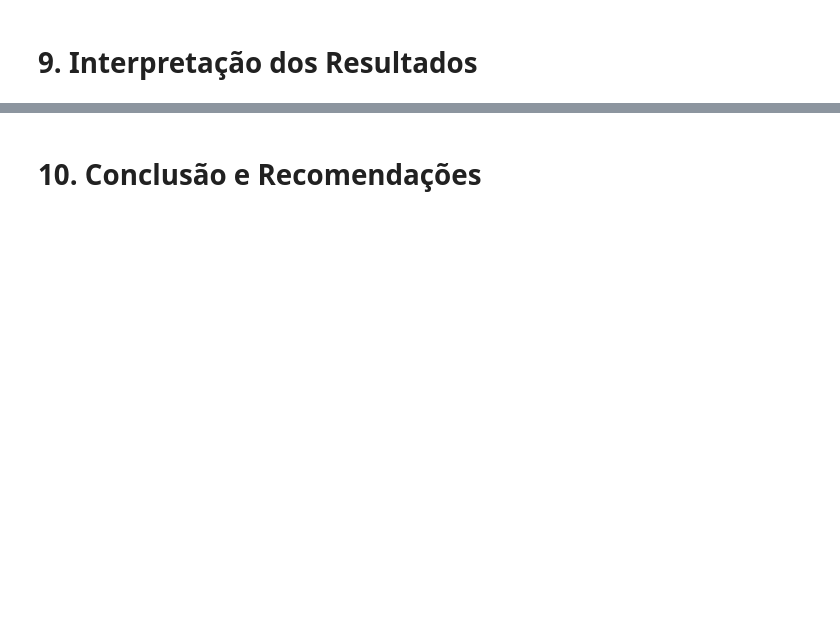
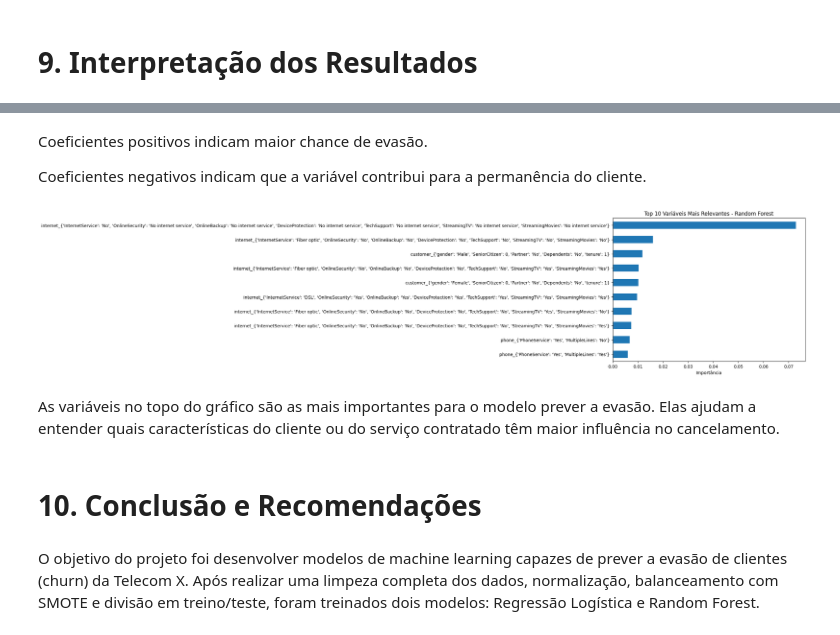
Before and after one commit to Kristiely/telecom-churn-prediction, a Jupyter notebook: Untitled3.ipynb, the cells around one changed output, grey strips where cells are left out. Drawn from its saved outputs; the diff is of its cells as text; code cells hidden in the pictures; blank space fills up the shorter version.

```diff
--- a/Untitled3.ipynb
+++ b/Untitled3.ipynb
@@ -10,2 +25,4 @@
 # %% [markdown]
 # 3. Pré-processamento
+# %%
+df.drop(columns=['customerID'], inplace=True)
@@ -24,2 +240,26 @@
+# %% [markdown]
+Coeficientes positivos indicam maior chance de evasão.
+
+Coeficientes negativos indicam que a variável contribui para a permanência do cliente.
+# %%
+# Importância das variáveis no Random Forest
+import matplotlib.pyplot as plt
+
+importancia = pd.Series(modelo_rf.feature_importances_, index=X_train_raw.columns)
+importancia = importancia.sort_values(ascending=True).tail(10)
+
+# Visualização
+plt.figure(figsize=(8, 6))
+importancia.plot(kind='barh')
+plt.title('Top 10 Variáveis Mais Relevantes - Random Forest')
+plt.xlabel('Importância')
+plt.tight_layout()
+plt.show()
+# %% [output]
+[figure, added]
+# %% [markdown]
+As variáveis no topo do gráfico são as mais importantes para o modelo prever a evasão. Elas ajudam a entender quais características do cliente ou do serviço contratado têm maior influência no cancelamento.
 # %% [markdown]
 # 10. Conclusão e Recomendações
+# %% [markdown]
+O objetivo do projeto foi desenvolver modelos de machine learning capazes de prever a evasão de clientes (churn) da Telecom X. Após realizar uma limpeza completa dos dados, normalização, balanceamento com SMOTE e divisão em treino/teste, foram treinados dois modelos: Regressão Logística e Random Forest.
```
Also changed, not shown: parts of 21 cells of this notebook.
